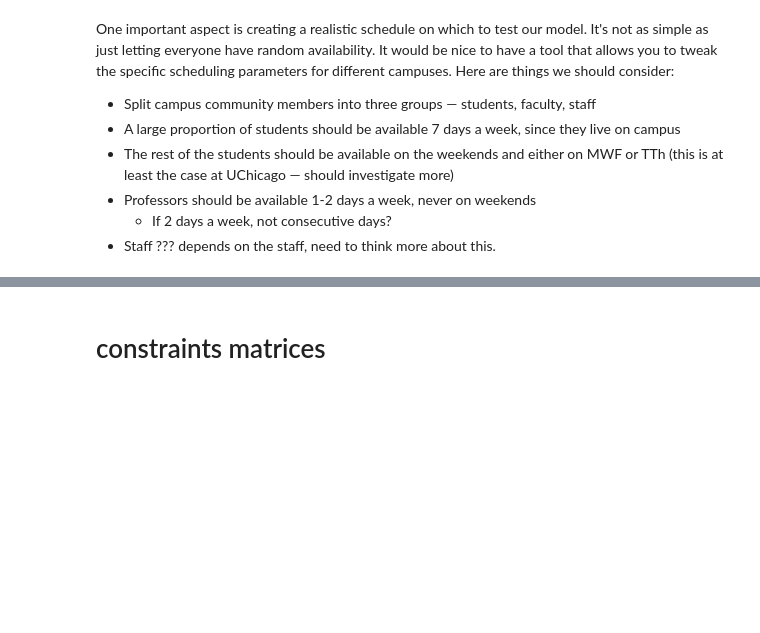
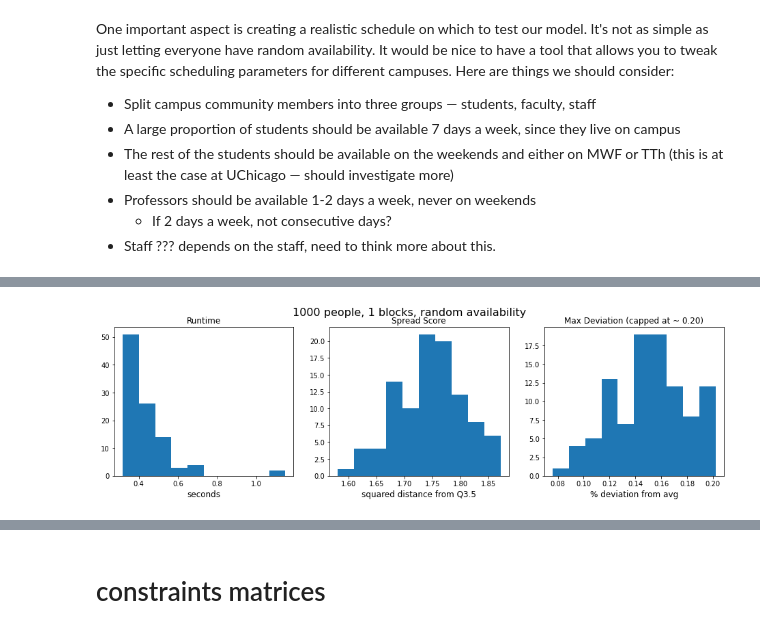
Before and after one commit to mggg/covid-scheduling, a Jupyter notebook: linear_program.ipynb, the cells around one changed output, grey strips where cells are left out. Cells and saved outputs as stored; diff of their text form; code cells hidden in the pictures; blank space fills up the shorter version.

```diff
--- a/linear_program.ipynb
+++ b/linear_program.ipynb
@@ -23,0 +90,2 @@ One important aspect is creating a realistic schedule on which to test our model
+# %%
+ts1000, ss1000, mds1000 = runTrial(100, 1000, 1, .2)
@@ -23,0 +122,4 @@ One important aspect is creating a realistic schedule on which to test our model
+# %%
+plotTrials(ts1000, ss1000, mds1000, 0.2, 3.5, 1000, 1, 100)
+# %% [output]
+[figure, added]
```
Also changed, not shown: parts of 23 cells of this notebook.
